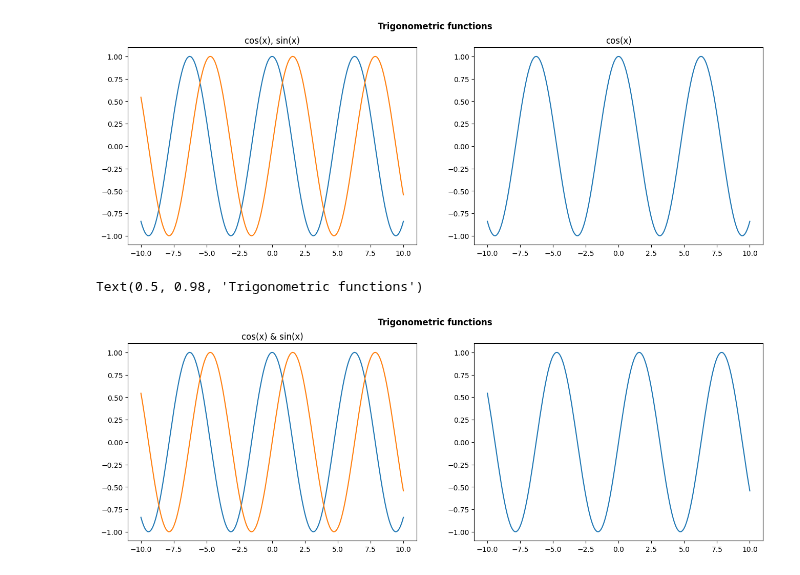
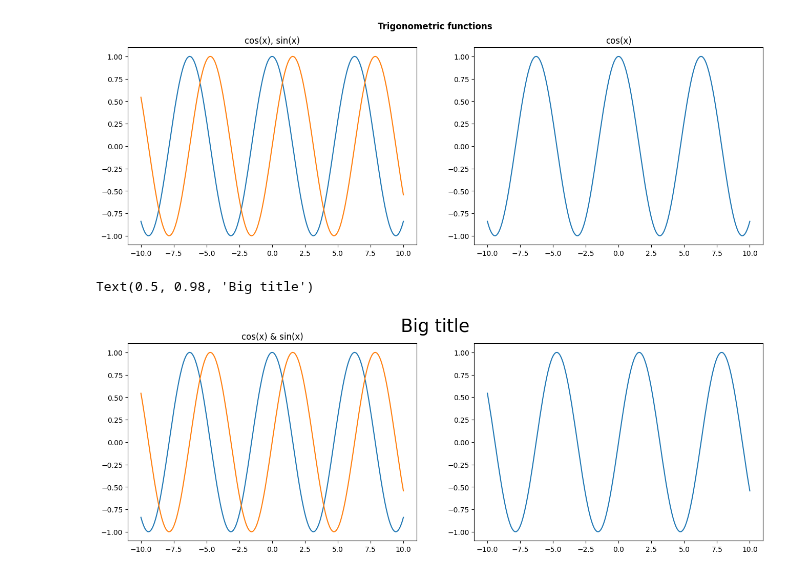
Before and after one commit to VineelaNedunuri/Python-vineela-nedunuri, a Jupyter notebook: code-alongs/Lec16-matplotlib.ipynb, the cells around one changed output. Cells and saved outputs as stored; diff of their text form; code cells hidden in the pictures.

```diff
--- a/code-alongs/Lec16-matplotlib.ipynb
+++ b/code-alongs/Lec16-matplotlib.ipynb
@@ -80,12 +80,13 @@ Text(0.5, 0.98, 'Trigonometric functions')
 # %%
 fig, ax = plt.subplots(1,2, figsize= (16,5))
 
 ax[0].plot(x,f(x))
 ax[0].plot(x, np.sin(x))
 ax[1].plot(x, np.sin(x))
 
 ax[0].set(title = "cos(x) & sin(x)")
-plt.suptitle("Trigonometric functions", fontweight = "bold")
+plt.suptitle("Big title", fontsize= 25)
+# if we would have 2x2 -> ex 3rd ax: ax[1][0]
 # %% [output]
-Text(0.5, 0.98, 'Trigonometric functions')
+Text(0.5, 0.98, 'Big title')
-[figure, old version]
+[figure, new version]
```
Also changed, not shown: parts of 2 cells of this notebook, 1 other file.
